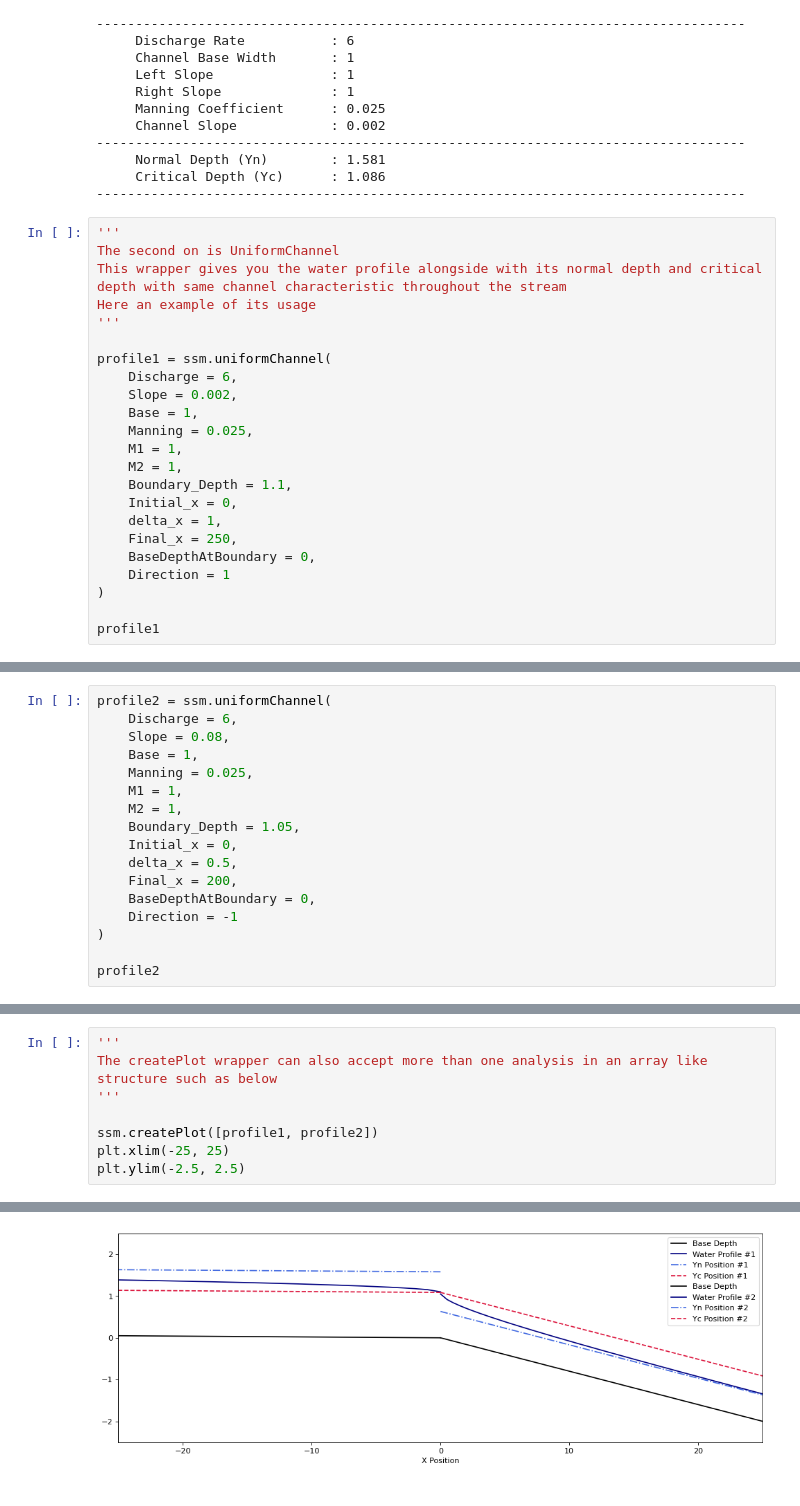
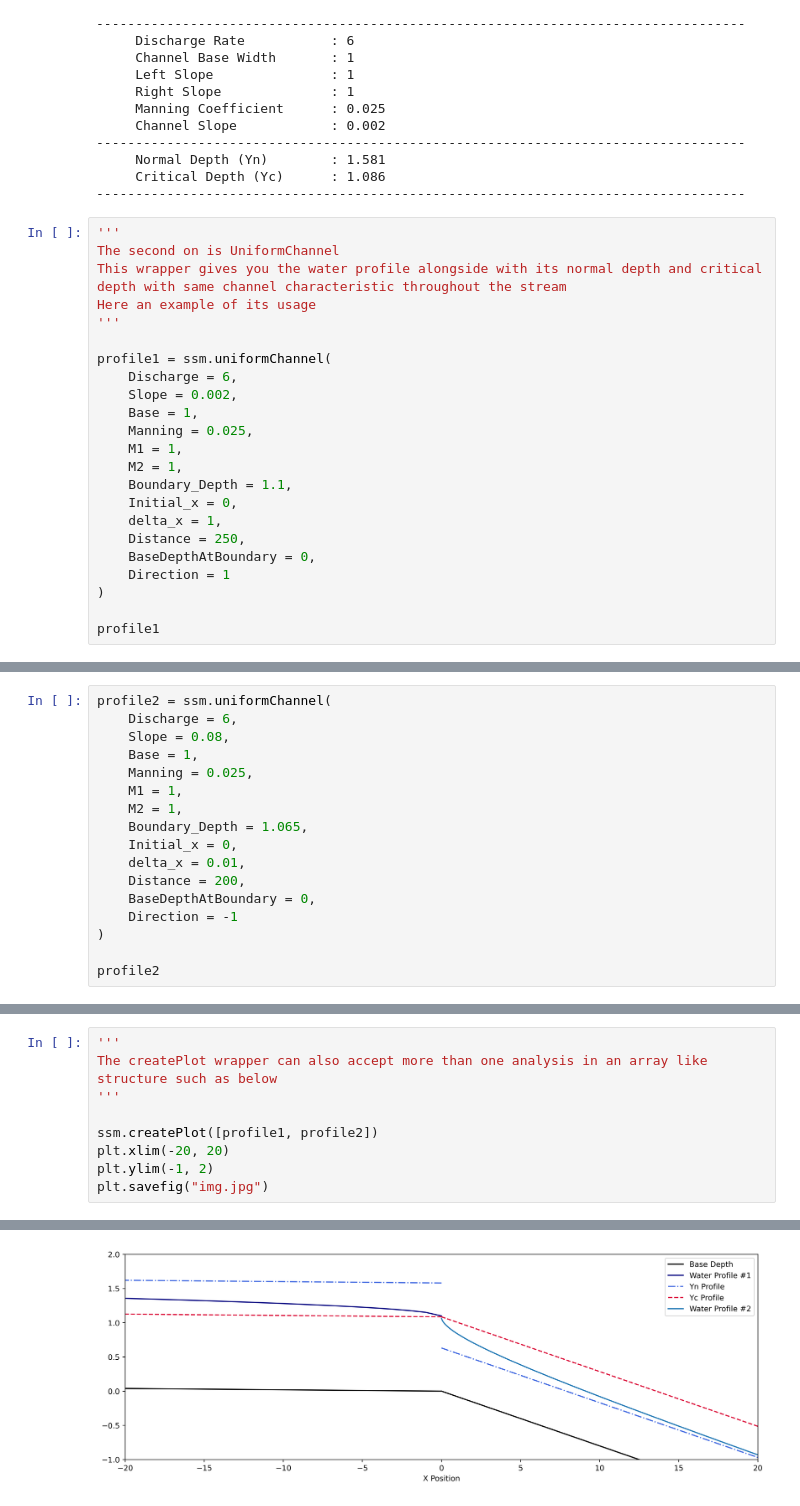
Before and after one commit to Rfys/StandardStepMethod, a Jupyter notebook: Python Script/OpenChannel-SSM.ipynb, the cells around one changed output, grey strips where cells are left out. Cells and saved outputs as stored; diff of their text form.

```diff
--- a/Python Script/OpenChannel-SSM.ipynb
+++ b/Python Script/OpenChannel-SSM.ipynb
@@ -59,7 +59,7 @@ profile1 = ssm.uniformChannel(
     Boundary_Depth = 1.1,
     Initial_x = 0,
     delta_x = 1,
-    Final_x = 250,
+    Distance = 250,
     BaseDepthAtBoundary = 0,
     Direction = 1
 )
@@ -114,10 +114,10 @@ profile2 = ssm.uniformChannel(
     Manning = 0.025,
     M1 = 1,
     M2 = 1,
-    Boundary_Depth = 1.05,
+    Boundary_Depth = 1.065,
     Initial_x = 0,
-    delta_x = 0.5,
-    Final_x = 200,
+    delta_x = 0.01,
+    Distance = 200,
     BaseDepthAtBoundary = 0,
     Direction = -1
 )
@@ -167,6 +167,7 @@ The createPlot wrapper can also accept more than one analysis in an array like s
 '''
 
 ssm.createPlot([profile1, profile2])
-plt.xlim(-25, 25)
-plt.ylim(-2.5, 2.5)
+plt.xlim(-20, 20)
+plt.ylim(-1, 2)
+plt.savefig("img.jpg")
 # %% [output]
@@ -174 +174 @@ plt.ylim(-2.5, 2.5)
-[figure, old version]
+[figure, new version]
```
Also changed, not shown: parts of 5 cells of this notebook, 3 other files.
